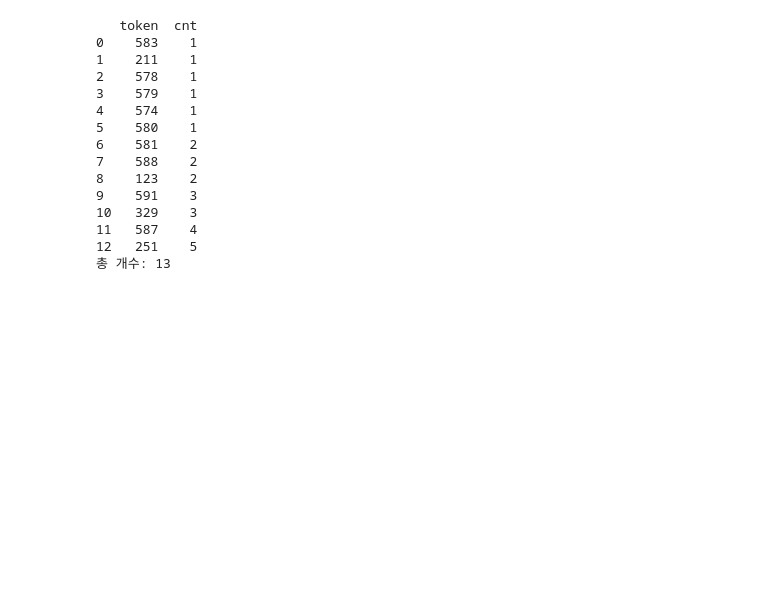
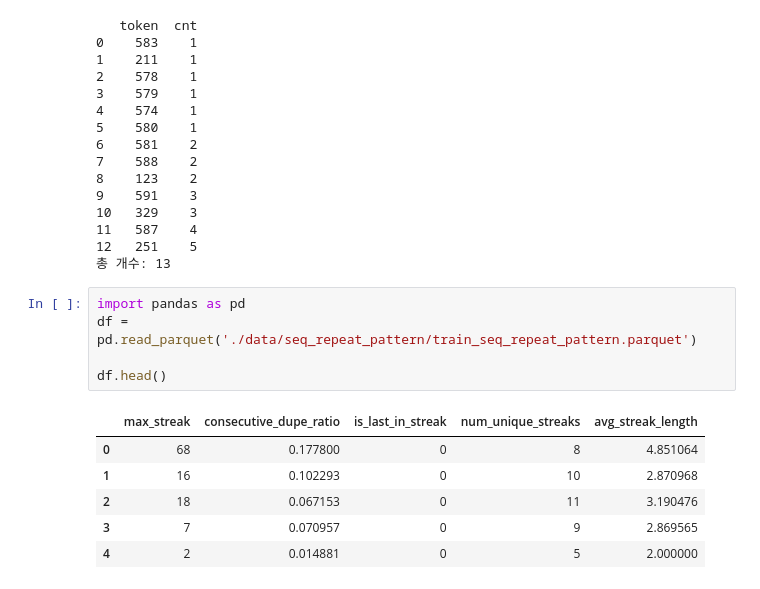
Before and after one commit to wizarddk95/toss_ctr_prediction, a Jupyter notebook: ch5_data_check.ipynb, the cells around one changed output. Saved outputs shown, nothing was run; the diff lists cells and outputs as text; blank space fills up the shorter version.

```diff
--- a/ch5_data_check.ipynb
+++ b/ch5_data_check.ipynb
@@ -198,3 +223,15 @@ conn.close()
 11   587    4
 12   251    5
 총 개수: 13
+# %%
+import pandas as pd
+df = pd.read_parquet('./data/seq_repeat_pattern/train_seq_repeat_pattern.parquet')
+
+df.head()
+# %% [output]
+|  | max_streak | consecutive_dupe_ratio | is_last_in_streak | num_unique_streaks | avg_streak_length |
+| 0 | 68 | 0.177800 | 0 | 8 | 4.851064 |
+| 1 | 16 | 0.102293 | 0 | 10 | 2.870968 |
+| 2 | 18 | 0.067153 | 0 | 11 | 3.190476 |
+| 3 | 7 | 0.070957 | 0 | 9 | 2.869565 |
+| 4 | 2 | 0.014881 | 0 | 5 | 2.000000 |
```
Also changed, not shown: parts of 3 cells of this notebook, 3 other files.
